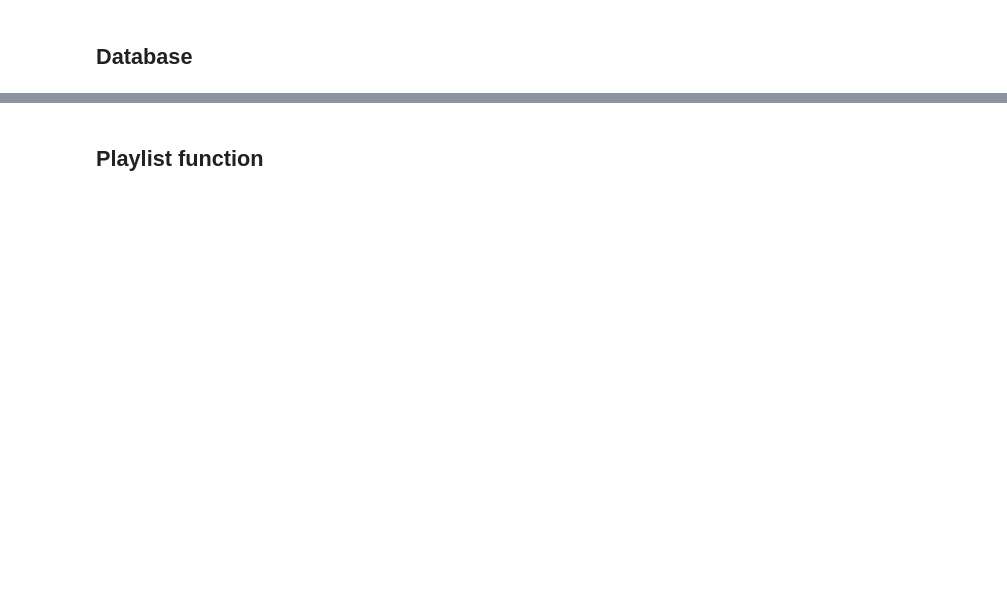
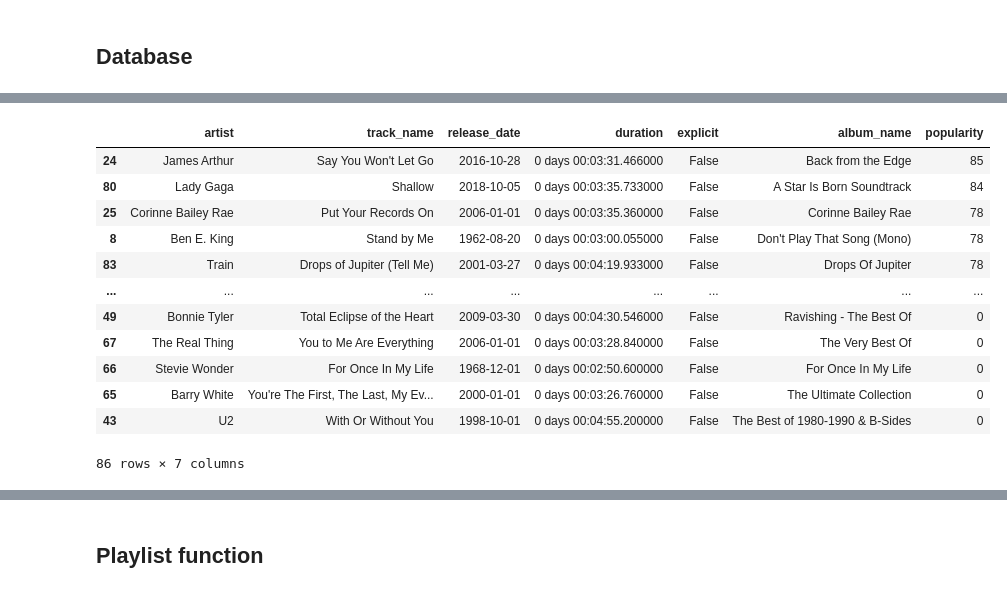
Before and after one commit to keir20/book-woofer, a Jupyter notebook: notebooks/keir20-Spotify.ipynb, the cells around one changed output, grey strips where cells are left out. Cells and saved outputs as stored; diff of their text form; code cells hidden in the pictures; blank space fills up the shorter version.

```diff
--- a/notebooks/keir20-Spotify.ipynb
+++ b/notebooks/keir20-Spotify.ipynb
@@ -141,0 +190,16 @@ artistTrack
+# %%
+love_df.sort_values('popularity', ascending=False)
+# %% [output]
+|  | artist | track_name | release_date | duration | explicit | album_name | popularity |
+| 24 | James Arthur | Say You Won't Let Go | 2016-10-28 | 0 days 00:03:31.466000 | False | Back from the Edge | 85 |
+| 80 | Lady Gaga | Shallow | 2018-10-05 | 0 days 00:03:35.733000 | False | A Star Is Born Soundtrack | 84 |
+| 25 | Corinne Bailey Rae | Put Your Records On | 2006-01-01 | 0 days 00:03:35.360000 | False | Corinne Bailey Rae | 78 |
+| 8 | Ben E. King | Stand by Me | 1962-08-20 | 0 days 00:03:00.055000 | False | Don't Play That Song (Mono) | 78 |
+| 83 | Train | Drops of Jupiter (Tell Me) | 2001-03-27 | 0 days 00:04:19.933000 | False | Drops Of Jupiter | 78 |
+| ... | ... | ... | ... | ... | ... | ... | ... |
+| 49 | Bonnie Tyler | Total Eclipse of the Heart | 2009-03-30 | 0 days 00:04:30.546000 | False | Ravishing - The Best Of | 0 |
+| 67 | The Real Thing | You to Me Are Everything | 2006-01-01 | 0 days 00:03:28.840000 | False | The Very Best Of | 0 |
+| 66 | Stevie Wonder | For Once In My Life | 1968-12-01 | 0 days 00:02:50.600000 | False | For Once In My Life | 0 |
+| 65 | Barry White | You're The First, The Last, My Ev... | 2000-01-01 | 0 days 00:03:26.760000 | False | The Ultimate Collection | 0 |
+| 43 | U2 | With Or Without You | 1998-10-01 | 0 days 00:04:55.200000 | False | The Best of 1980-1990 & B-Sides | 0 |
+86 rows × 7 columns
```
Also changed, not shown: parts of 22 cells of this notebook, 2 other files.
